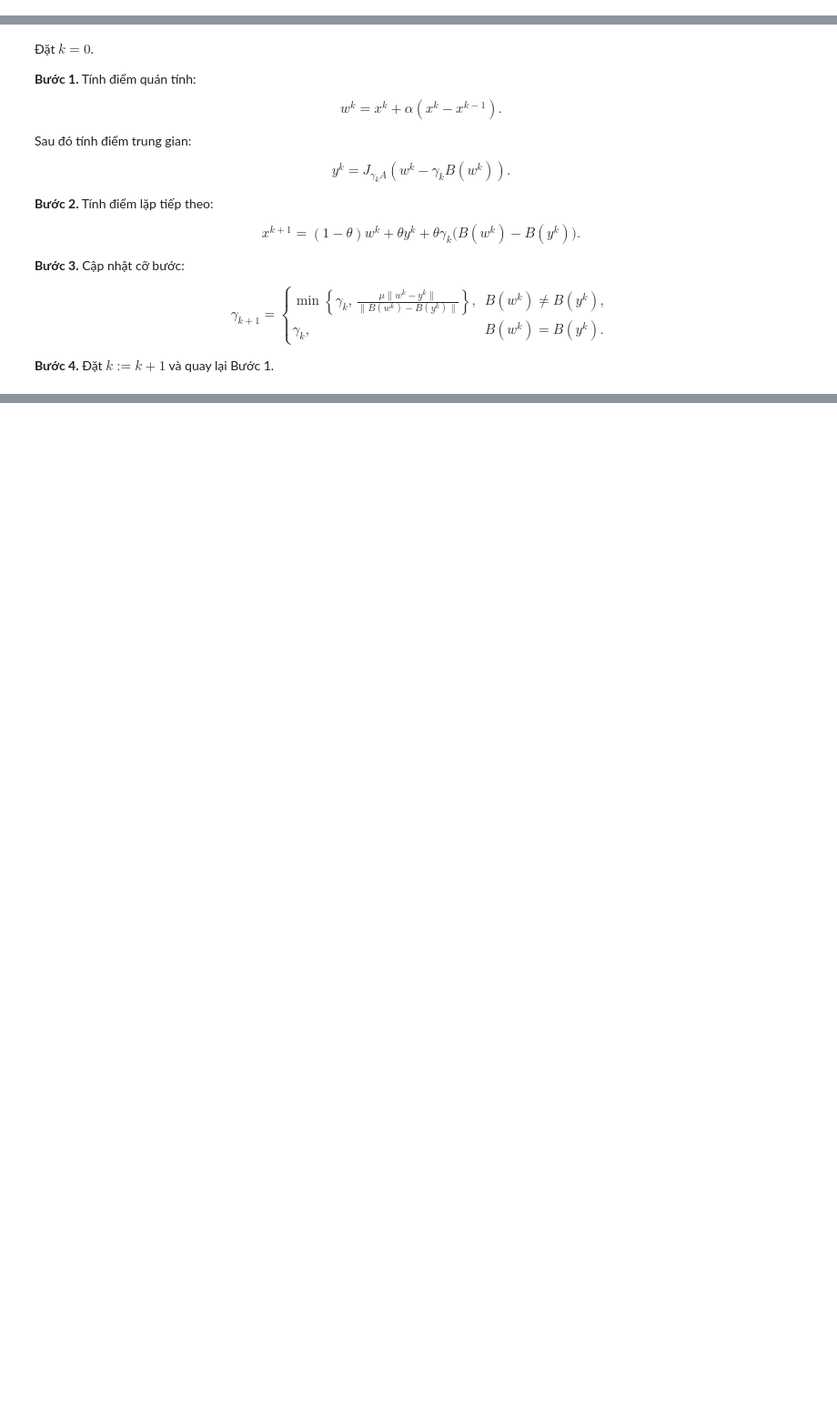
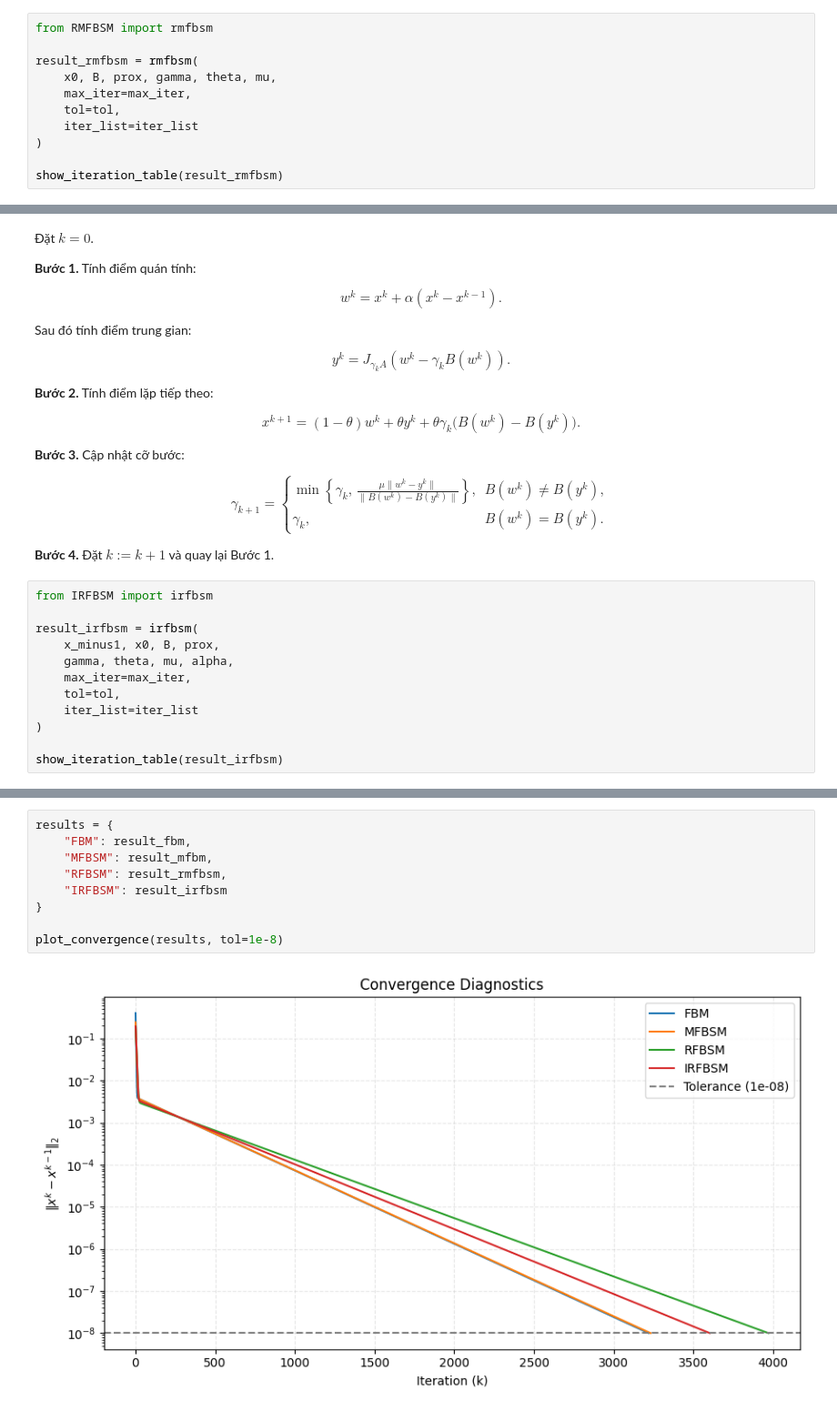
Before and after one commit to khunglong-di-code/VIP_portfolio_optimization, a Jupyter notebook: VIP_full_algorythms.ipynb, the cells around one changed output, grey strips where cells are left out. Shown at 91% size. Drawn from its saved outputs; the diff is of its cells as text; blank space fills up the shorter version.

```diff
--- a/VIP_full_algorythms.ipynb
+++ b/VIP_full_algorythms.ipynb
@@ -240,3 +275,14 @@ $$
 $$
 
 **Bước 4.** Đặt $k:=k+1$ và quay lại Bước 1.
+# %%
+from RMFBSM import rmfbsm
+
+result_rmfbsm = rmfbsm(
+    x0, B, prox, gamma, theta, mu,
+    max_iter=max_iter,
+    tol=tol,
+    iter_list=iter_list
+)
+
+show_iteration_table(result_rmfbsm)
@@ -308,3 +369,15 @@ $$
 $$
 
 **Bước 4.** Đặt $k:=k+1$ và quay lại Bước 1.
+# %%
+from IRFBSM import irfbsm
+
+result_irfbsm = irfbsm(
+    x_minus1, x0, B, prox,
+    gamma, theta, mu, alpha,
+    max_iter=max_iter,
+    tol=tol,
+    iter_list=iter_list
+)
+
+show_iteration_table(result_irfbsm)
@@ -310,0 +399,11 @@ $$
+# %%
+results = {
+    "FBM": result_fbm,
+    "MFBSM": result_mfbm,
+    "RFBSM": result_rmfbsm,
+    "IRFBSM": result_irfbsm
+}
+
+plot_convergence(results, tol=1e-8)
+# %% [output]
+[figure, added]
```
Also changed, not shown: parts of 7 cells of this notebook, 2 other files.
